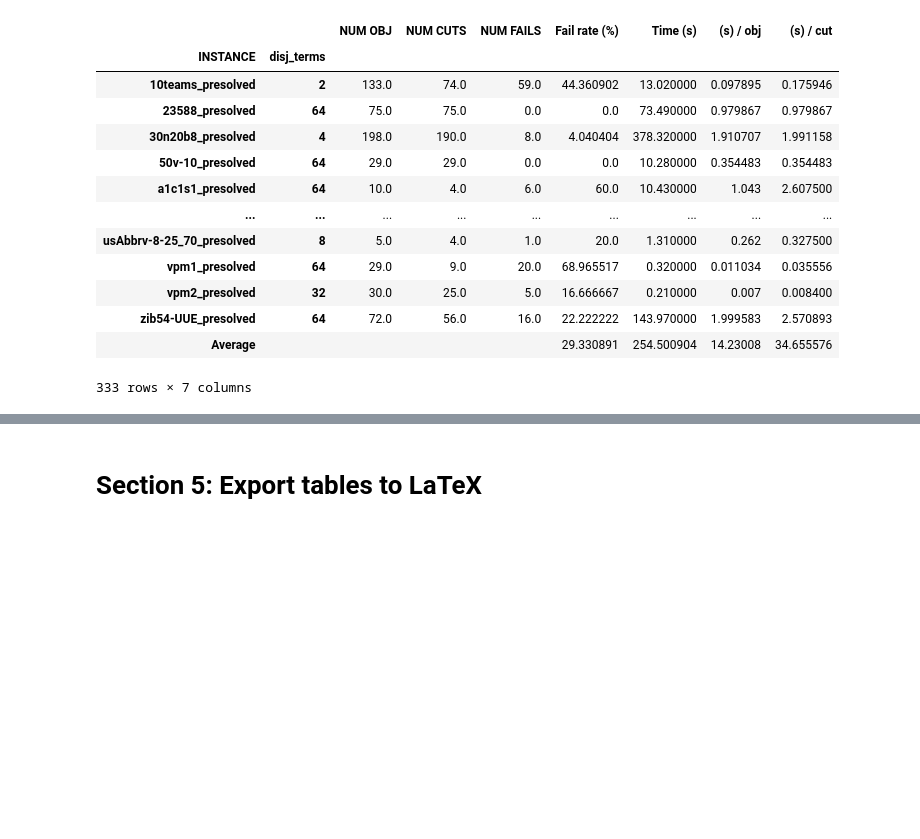
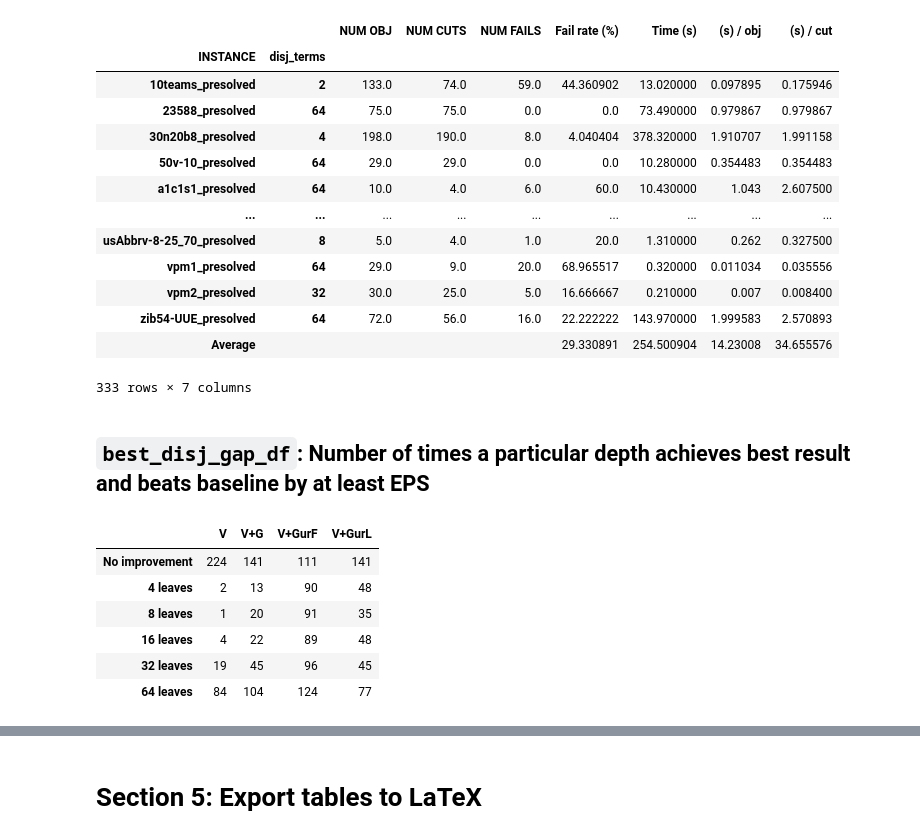
Before and after one commit to akazachk/vpc, a Jupyter notebook: plots/plots.ipynb, the cells around one changed output, grey strips where cells are left out. Cells and saved outputs as stored; diff of their text form; code cells hidden in the pictures; blank space fills up the shorter version.

```diff
--- a/plots/plots.ipynb
+++ b/plots/plots.ipynb
@@ -2728,3 +2730,66 @@ display(obj_and_time_df)
 
 # print("Max diff time = {} for inst {}".format(max_diff_time,max_diff_inst))
 # display(df.loc[(max_diff_inst,best_gap_df.loc[max_diff_inst, 'BEST VPC DISJ']),time_cols])
+# %% [markdown]
+## `best_disj_gap_df`: Number of times a particular depth achieves best result and beats baseline by at least EPS
+# %%
+long_cols_to_compare = {
+    col_vpc:         col_gmic,
+    col_vpc_gmic:    col_gmic,
+    col_first_ref_v: col_first_ref,
+    col_last_ref_v:  col_last_ref,
+}
+short_cols_to_compare = [map_cols_to_short_gap[col] for col in long_cols_to_compare.keys()]
+row_no_improvement = 'No improvement'
+
+best_disj_gap_df = pd.DataFrame(
+    columns = short_cols_to_compare,
+    index = [row_no_improvement] + sizes,
+    dtype = int,
+)
+
+for curr_depth in sizes:
+    curr_depth_df = selected_gap_df.xs(curr_depth,level='disj_terms')
+    for col in long_cols_to_compare.keys():
+        shortcol = map_cols_to_short_gap[col]
+        refcol = long_cols_to_compare[col]
+
+        # Calculate num times this depth yielded the best result
+        curr_num_wins = sum(
+            (curr_depth_df[col] == best_gap_df[shortcol]) &
+            (best_gap_df[shortcol] > best_gap_df[map_cols_to_short_gap[refcol]] + EPS)
+        )
+        best_disj_gap_df.at[curr_depth,shortcol] = curr_num_wins
+
+# Add no improvement row
+curr_depth = row_no_improvement
+for col in long_cols_to_compare.keys():
+    shortcol = map_cols_to_short_gap[col]
+    refcol = long_cols_to_compare[col]
+
+    # Calculate num times no improvement over the baseline
+    curr_num_wins = sum(
+            (best_gap_df[shortcol] <= best_gap_df[map_cols_to_short_gap[refcol]] + EPS)
+        )
+    best_disj_gap_df.at[curr_depth,shortcol] = curr_num_wins
+
+# Reindex to add "leaves" to index
+idx = [row_no_improvement] + ['Best'] + [str(size) + " leaves" for size in sizes[1:]]
+reidx = {old_id : new_id for old_id, new_id in zip(best_disj_gap_df.index,idx)}
+best_disj_gap_df.rename(reidx, inplace=True)
+
+# Remove best row (it is good to verify this is the same as the relevant entries in win_df or Table 1)
+best_disj_gap_df.drop('Best', axis=0, inplace=True)
+
+# Make sure all cols are int
+best_disj_gap_df = best_disj_gap_df.astype(int)
+
+best_disj_gap_df
+# %% [output]
+|  | V | V+G | V+GurF | V+GurL |
+| No improvement | 224 | 141 | 111 | 141 |
+| 4 leaves | 2 | 13 | 90 | 48 |
+| 8 leaves | 1 | 20 | 91 | 35 |
+| 16 leaves | 4 | 22 | 89 | 48 |
+| 32 leaves | 19 | 45 | 96 | 45 |
+| 64 leaves | 84 | 104 | 124 | 77 |
```
Also changed, not shown: parts of 20 cells of this notebook.
